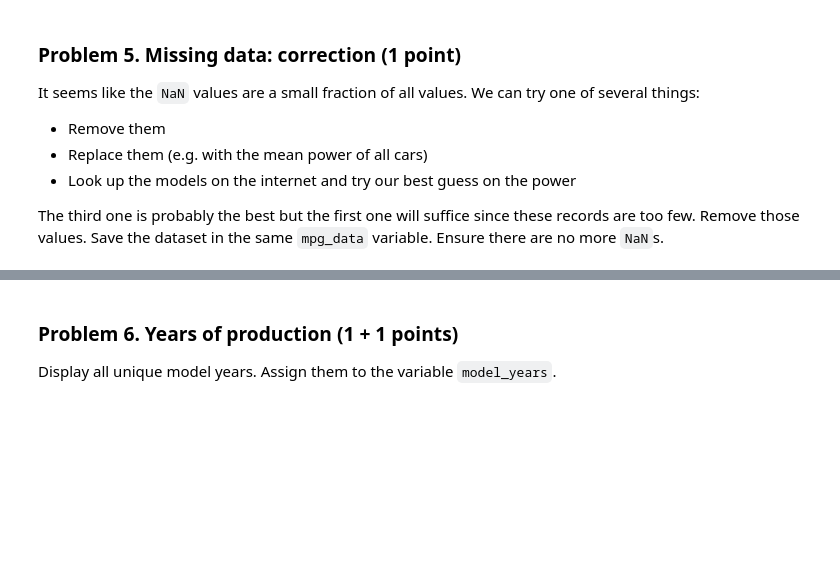
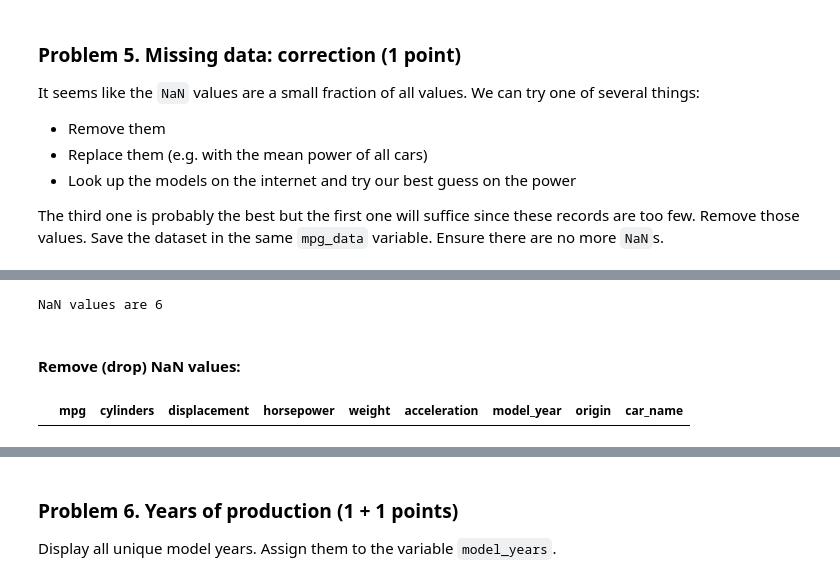
Before and after one commit to momchilantonov/SoftUni-DataScience-June-2021, a Jupyter notebook: Data Tidying and Cleaning/Data Tidying and Cleaning Lab.ipynb, the cells around one changed output, grey strips where cells are left out. Cells and saved outputs as stored; diff of their text form; code cells hidden in the pictures; blank space fills up the shorter version.

```diff
--- a/Data Tidying and Cleaning/Data Tidying and Cleaning Lab.ipynb
+++ b/Data Tidying and Cleaning/Data Tidying and Cleaning Lab.ipynb
@@ -155,15 +164,11 @@ nose.tools.assert_equal(mpg_data.horsepower.dtype, "float64")
 # %% [markdown]
 ### Problem 4. Missing values: inspection (1 point)
 We saw that the `horsepower` column contained null values. Display the rows which contain those values. Assign the resulting dataframe to the `unknown_hp` variable.
-# %%
-def get_unknown_hp(dataframe):
-    """
-    Returns the rows in the provided dataframe where the "horsepower" column is NaN
-    """
-    unknown_hp = None
-    # YOUR CODE HERE
-    raise NotImplementedError()
-    return unknown_hp
+# %%
+# a function that check if there are a NaN values in the hoersepower feature
+def get_unknown_hp(dataframe):
+    unknown_hp = dataframe.loc[dataframe['horsepower'].isnull()]
+    return unknown_hp
 # %%
 cars_with_unknown_hp = get_unknown_hp(mpg_data)
 print(cars_with_unknown_hp)
@@ -182,0 +227,14 @@ raise NotImplementedError()
+# %%
+nans_sum = nan_count(mpg_data, 'horsepower')
+print(f'NaN values are {nans_sum}')
+# %% [output]
+NaN values are 6
+# %% [markdown]
+#### Remove (drop) NaN values:
+# %%
+mpg_data = mpg_data.dropna(axis=0, subset=['horsepower']) # drop NaN values
+# %%
+cars_with_unknown_hp = get_unknown_hp(mpg_data) # after droped NaN values
+cars_with_unknown_hp
+# %% [output]
+|  | mpg | cylinders | displacement | horsepower | weight | acceleration | model_year | origin | car_name |
```
Also changed, not shown: parts of 30 cells of this notebook.
